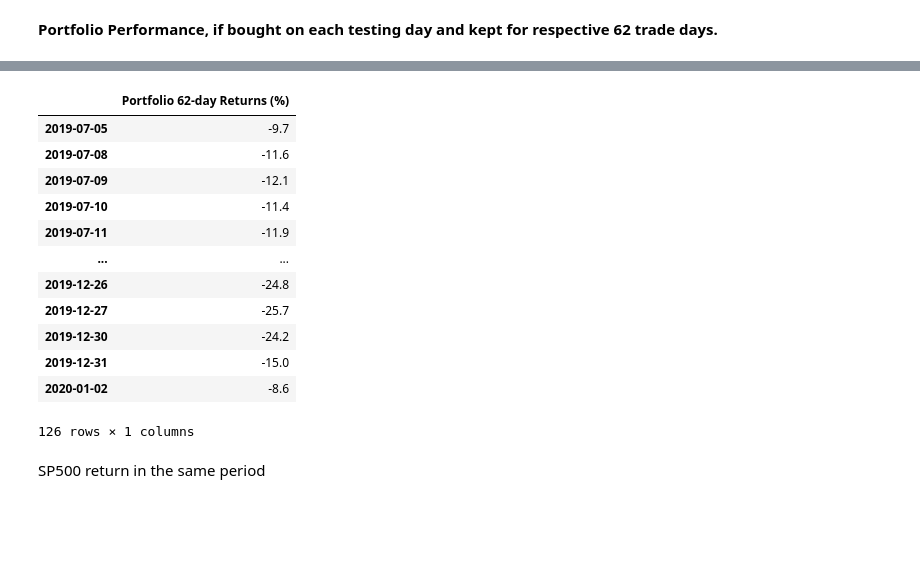
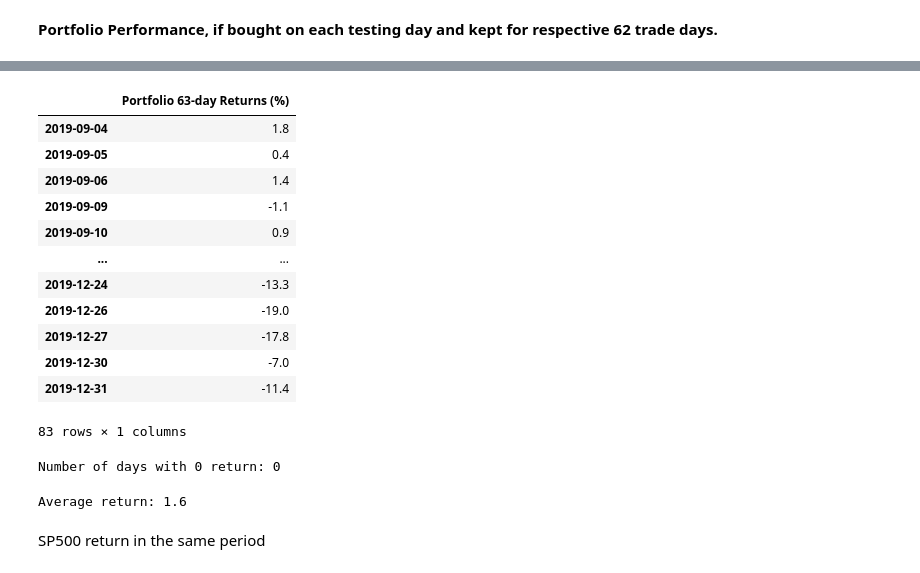
Before and after one commit to nico965j/financial-forecasting-bachelor, a Jupyter notebook: very_experiment.ipynb, the cells around one changed output, grey strips where cells are left out. Saved outputs shown, nothing was run; the diff lists cells and outputs as text; code cells hidden in the pictures; blank space fills up the shorter version.

```diff
--- a/very_experiment.ipynb
+++ b/very_experiment.ipynb
@@ -66,7 +66,7 @@ for ticker in data['Ticker'].unique():
     #data_ticker = data.xs(0, level=1).copy()
     data_ticker = data[data['Ticker'] == ticker].copy()
     # make target column
-    data_ticker['Target'] = data_ticker['62-day Price Movement'].shift(-62)
+    data_ticker['Target'] = data_ticker['62-day Price Movement'].shift(-63)
     #data['Price Movement 62 Days'] = data['Price Movement'].shift(62)
     data_ticker.dropna(inplace=True)
     data_ticker
@@ -101,17 +101,17 @@ for wrong_ticker in data_all_tickers[data_all_tickers['PE-Ratio'] == np.inf]['Ti
 # Splitting the dataset into the Training set and Test set according to date
 # Define the specific date to split the DataFrame
 # Create an offset of 62 Business days
-bd = pd.tseries.offsets.BusinessDay(n = 62)
-split_date = pd.to_datetime('2019-09-30') - bd
+#bd = pd.tseries.offsets.BusinessDay(n = 62)
+#split_date = pd.to_datetime('2019-09-30') - bd
 
 # set a start date for the training set to be 62 days after the first date in the dataset
-start_date = pd.to_datetime('2016-01-04') + bd
+#start_date = pd.to_datetime('2016-01-04') + bd
 
 # small test dataset creation:
 
-# bd = pd.tseries.offsets.BusinessDay(n = 62)
-# split_date = pd.to_datetime('2019-11-30') - bd
-# start_date = pd.to_datetime('2018-01-04') + bd
+bd = pd.tseries.offsets.BusinessDay(n = 63)
+split_date = pd.to_datetime('2019-11-30') - bd
+start_date = pd.to_datetime('2018-09-30') + bd
 
 
 # Split the DataFrame into training and test sets based on the specific date
@@ -120,9 +120,9 @@ start_date = pd.to_datetime('2016-01-04') + bd
 train = data_all_tickers.loc[(start_date < data_all_tickers.index) & (data_all_tickers.index < split_date)]
 test = data_all_tickers.loc[data_all_tickers.index >= split_date]
 
-X_train = train[['Ticker','Open', 'Low', 'High', 'Volume', 'Sector', 'PE-Ratio']]
+X_train = train[['Ticker','Open', 'Low', 'High', 'Volume', 'Sector']]
 y_train = train['Target']
-X_test = test[['Ticker', 'Open', 'Low', 'High', 'Volume', 'Sector', 'PE-Ratio']]
+X_test = test[['Ticker', 'Open', 'Low', 'High', 'Volume', 'Sector']]
 y_test = test['Target']
 # %%
 # print any nan values in the test set
@@ -172,13 +168,11 @@ pickle.dump(model, open('svm_modelwithoutPE.sav', 'wb'))
 y_pred_proba = model.predict_proba(X_test)
 # %%
 # only keep the relevant dates for the test set
-ticker_name_df = pd.read_csv('SP500_stock_dataset_PE.csv', delimiter=',')
+ticker_name_df = pd.read_csv('SP500_stock_prices.csv', delimiter=',')
 # Make date column the index
 ticker_name_df = ticker_name_df.set_index('Date')
 # only display year, month and day in index
 ticker_name_df.index = pd.to_datetime(ticker_name_df.index).date
-for wrong_ticker in ticker_name_df[ticker_name_df['PE-Ratio'] == np.inf]['Ticker'].unique():
-    ticker_name_df = ticker_name_df[ticker_name_df['Ticker'] != wrong_ticker]
 # only keep the Ticker
 ticker_name_df = ticker_name_df[['Ticker']]
 # drop duplicates
@@ -383,15 +357,12 @@ def calculate_return(ticker, df, start_date):
     # Convert string dates to datetime
     start_date = pd.to_datetime(start_date)
     # Calculate the end date as start date + 62 trading days
-    end_date = start_date + pd.tseries.offsets.BDay(62)
+    end_date = start_date + pd.tseries.offsets.BDay(63)
+    # remove nan values from df
+    df = df.dropna(axis=1)
 
-    # If ticker symbols are in the DataFrame as a column
-    if 'Ticker' in df.columns:
-        df_ticker = df[df['Ticker'] == ticker]
-    # If ticker symbols are in the DataFrame as an index
-    else:
-        df_ticker = df.loc[ticker]
-
+    # Filter the dataframe for the given ticker
+    df_ticker = df[df['Ticker'] == ticker]
     # Filter data between start and end dates
     mask = (df_ticker.index >= start_date) & (df_ticker.index <= end_date)
     df_ticker = df_ticker.loc[mask]
@@ -576,23 +548,37 @@ QCOM      0.000
 # %%
 # Make a dataframe with the returns and dates
 returns_df = pd.DataFrame(returns_list, index=test.index.unique())
 # make the column name returns
-returns_df.columns = ['Portfolio 62-day Returns (%)']
+returns_df.columns = ['Portfolio 63-day Returns (%)']
 returns_df
 # %% [output]
-|  | Portfolio 62-day Returns (%) |
-| 2019-07-05 | -9.7 |
-| 2019-07-08 | -11.6 |
-| 2019-07-09 | -12.1 |
-| 2019-07-10 | -11.4 |
-| 2019-07-11 | -11.9 |
+|  | Portfolio 63-day Returns (%) |
+| 2019-09-04 | 1.8 |
+| 2019-09-05 | 0.4 |
+| 2019-09-06 | 1.4 |
+| 2019-09-09 | -1.1 |
+| 2019-09-10 | 0.9 |
 | ... | ... |
-| 2019-12-26 | -24.8 |
-| 2019-12-27 | -25.7 |
-| 2019-12-30 | -24.2 |
-| 2019-12-31 | -15.0 |
-| 2020-01-02 | -8.6 |
+| 2019-12-24 | -13.3 |
+| 2019-12-26 | -19.0 |
+| 2019-12-27 | -17.8 |
+| 2019-12-30 | -7.0 |
+| 2019-12-31 | -11.4 |
-126 rows × 1 columns
+83 rows × 1 columns
+# %%
+# find number of days with 0 return
+zero_return = 0
+for i in range(len(returns_df)):
+    if returns_df.iloc[i]['Portfolio 63-day Returns (%)'] == 0:
+        zero_return += 1
+print('Number of days with 0 return:', zero_return)
+# %% [output]
+Number of days with 0 return: 0
+# %%
+# average return
+print('Average return:', round(returns_df.mean()[0],2))
+# %% [output]
+Average return: 1.6
 # %% [markdown]
 SP500 return in the same period
 # %%
```
Also changed, not shown: parts of 22 cells of this notebook, 2 other files.
